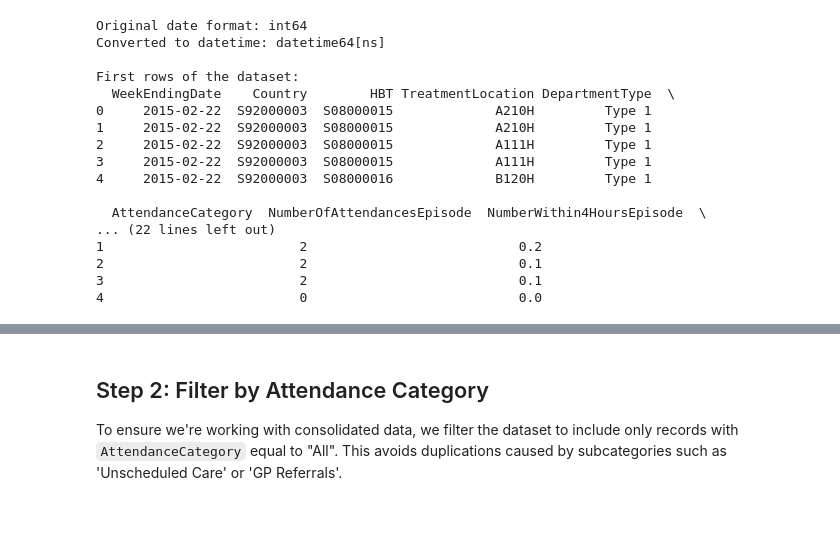
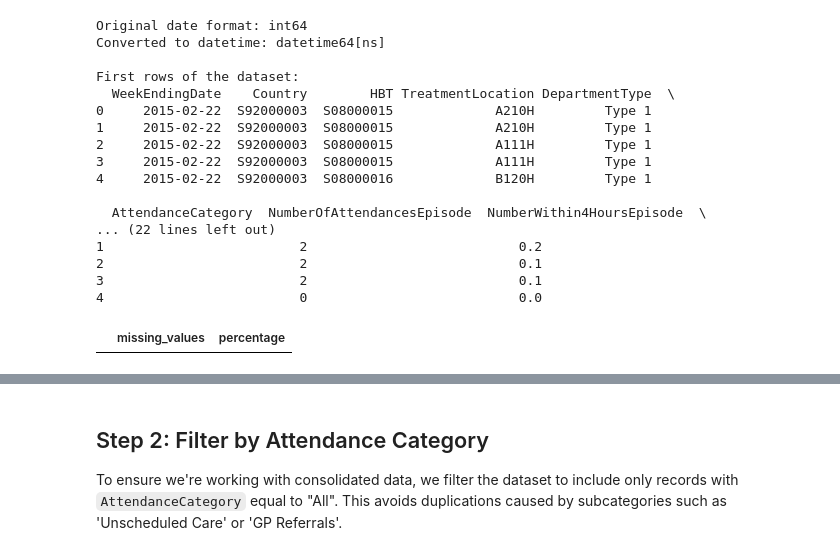
Before and after one commit to MariaElum/nhs-scotland-ae-analysis, a Jupyter notebook: nhs_scotland_ae_analysis.ipynb, the cells around one changed output, grey strips where cells are left out. Drawn from its saved outputs; the diff is of its cells as text; code cells hidden in the pictures; blank space fills up the shorter version.

```diff
--- a/nhs_scotland_ae_analysis.ipynb
+++ b/nhs_scotland_ae_analysis.ipynb
@@ -60,3 +60,15 @@ First rows of the dataset:
 2                         2                           0.1
 3                         2                           0.1
 4                         0                           0.0
+# %%
+nulls = df.isnull().sum().sort_values(ascending=False)
+nulls = nulls[nulls > 0]
+
+nulls_df = pd.DataFrame({
+    'missing_values': nulls,
+    'percentage': (nulls / len(df) * 100).round(2)
+})
+
+nulls_df
+# %% [output]
+|  | missing_values | percentage |
```
Also changed, not shown: parts of 6 cells of this notebook.
